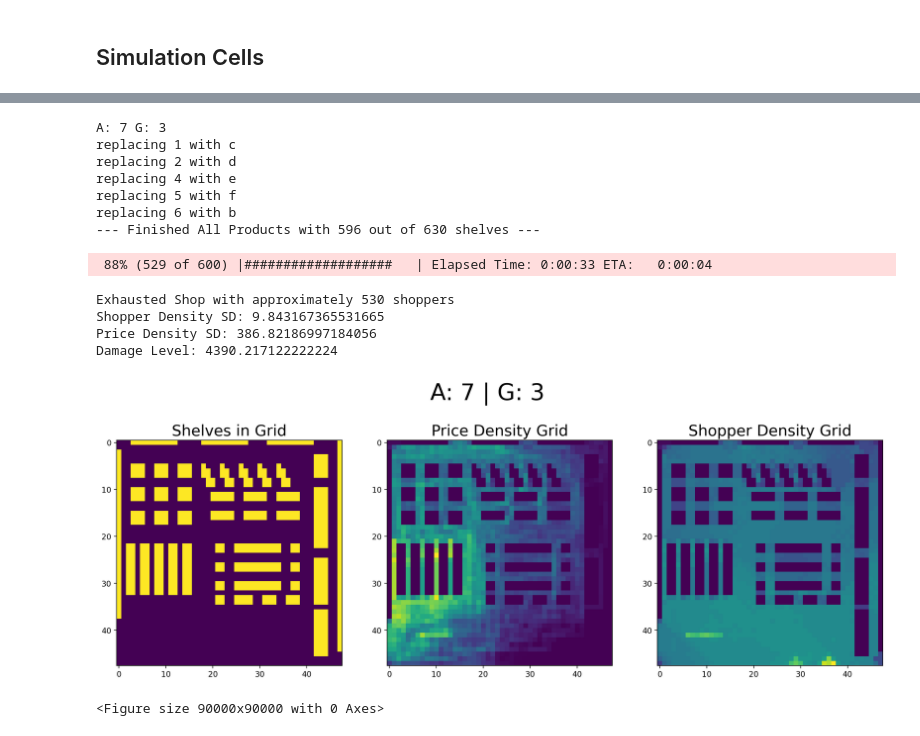
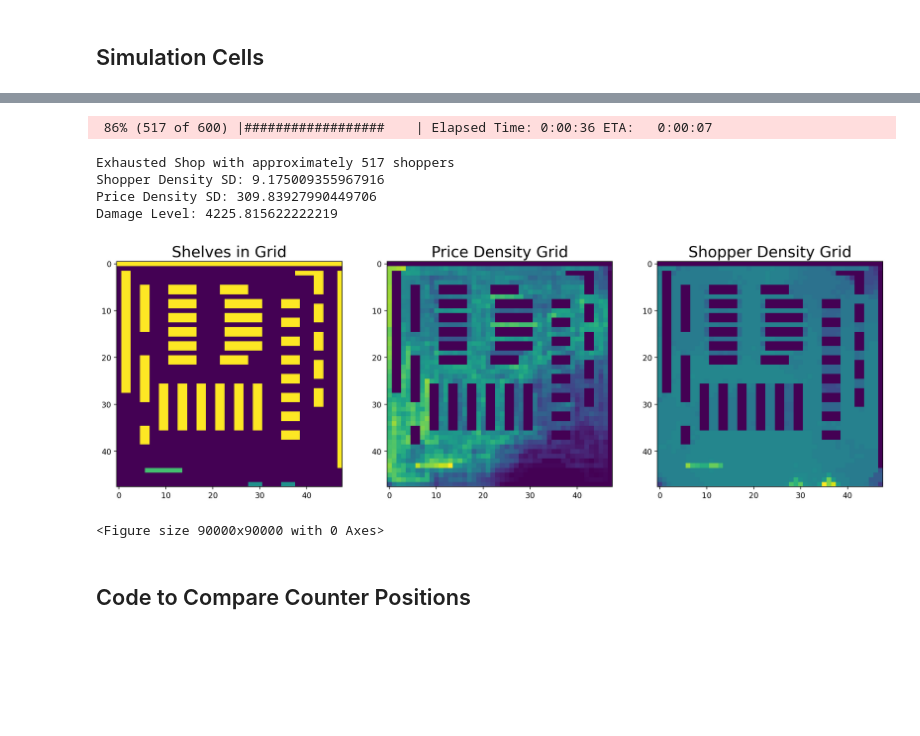
Before and after one commit to BrandonTang89/FlashShopping, a Jupyter notebook: IMMC Layout Evaluation Code.ipynb, the cells around one changed output, grey strips where cells are left out. Saved outputs shown, nothing was run; the diff lists cells and outputs as text; code cells hidden in the pictures; blank space fills up the shorter version.

```diff
--- a/IMMC Layout Evaluation Code.ipynb
+++ b/IMMC Layout Evaluation Code.ipynb
@@ -16,6 +16,8 @@ from pprint import pprint
 median_income = 9733/365
 loss_aversion_coefficient = 2
 max_shelf_capacity = 150
+units_per_object = 3
+max_pdt_per_shelf = 1
 crowd_avoidance = 0.5
 
 pdt_csv_data = pd.read_csv("StoreData_IMMC_CSV.csv")
@@ -139,7 +141,7 @@ for index, row in pdt_csv_data.iterrows():
     unit_size = row["index_size"]
     while True:
 
-        cur_qty = min(min(int(max_shelf_capacity/unit_size), total_qty), 3)
+        cur_qty = min(min(int(max_shelf_capacity/unit_size), total_qty), units_per_object)
         print("index", index, "department", row["department"], "qty", cur_qty, "net_size", cur_qty*unit_size)
         total_qty -= cur_qty
 
@@ -635,7 +655,7 @@ def generate_layout(a,g):
 def split_row(word):
     return [char for char in word]
 
-def evaluate_layout(test_layout):
+def evaluate_layout(test_layout, counters = [(40, 6),(40, 7),(40, 8),(40, 9),(40, 10), (40, 11), (40,12), (40,13)]):
     # Parse Layout
     test_layout = test_layout.replace('\n\n', '\n')
     test_layout = test_layout.strip("\n")
@@ -677,8 +697,6 @@ def evaluate_layout(test_layout):
 
 
     # Put The Objects in Shelves
-    max_pdt_per_shelf = 3
-
     pdt_index = 0
     pdt_list.sort(key=lambda x: x.department)
 
@@ -691,7 +709,7 @@ def evaluate_layout(test_layout):
             next_pdt = copy.deepcopy(pdt_list[pdt_index])
             if next_pdt.department == "Appliances" and cur_shelf.department != "Appliances":
                 print("Insufficient Appliance Space")
-                return 99999
+                return 9999999
             # print("Products Department", next_pdt.department)
             if cur_shelf.add_pdt(next_pdt) != -1:
                 # print("Added pdt id", next_pdt.index)
@@ -703,16 +721,18 @@ def evaluate_layout(test_layout):
         # print("Products in shelf" , shelf_index, ":", cur_shelf.pdt_set)
 
         if pdt_index == len(pdt_list):
+            if next_pdt.department != "Video Gaming":
+                print("ERROR INSUFFICIENT SHELVES")
+                return 9999999
             print("--- Finished All Products with", shelf_index, "out of", max_shelf_index, "shelves --- ")
             break
 
     # Set up Object
     ## Test Layout with Model
-    counters = [(40, 6),(40, 7),(40, 8),(40, 9),(40, 10), (40, 11), (40,12), (40,13)]
-    # counters = [(24, 24),(24, 25),(24, 26),(24, 23),(24, 22)]
+    # counters = [(40, 6),(40, 7),(40, 8),(40, 9),(40, 10), (40, 11), (40,12), (40,13)]
     entrances = [[47,30],[47,29],[47,28]]
-    exit = [[48,35],[48,36],[48,37]]
-    test_layout_object = layout(test_layout , counters, entrances, exit, shelf_list, pdt_list)
+    exits = [[48,35],[48,36],[48,37]]
+    test_layout_object = layout(test_layout , counters, entrances, exits, shelf_list, pdt_list)
     # print("Number of products in layout:", len(test_layout_object.pdt_list))
 
 
@@ -737,5 +757,12 @@ def evaluate_layout(test_layout):
     net_loss = test_layout_object.total_loss()
     print("Damage Level:", net_loss)
 
-    return (net_loss, price_density_grid, shopper_density_grid, copy.deepcopy(test_layout_object.a_star_grid))
+    shelf_grid = copy.deepcopy(test_layout_object.a_star_grid)
+    for counter in counters:
+        shelf_grid[counter[0]][counter[1]] = 0.7
+    for entrance in entrances:
+        shelf_grid[entrance[0]][entrance[1]] = 0.5
+    for exit in exits:
+        shelf_grid[exit[0]-1][exit[1]] = 0.5
+    return (net_loss, price_density_grid, shopper_density_grid, shelf_grid)
 # %% [raw]
@@ -756,10 +848,12 @@ print("Best a,g", min_a_g)
 # %%
 a=7
-g=3
-net_loss, price_density_grid, shopper_density_grid, shelf_grid =  evaluate_layout(generate_layout(a,g))
+f=1
+counters = [(44, 6),(44, 7),(44, 8),(44, 9),(44, 10), (44, 11), (44,12), (44,13)]
+net_loss, price_density_grid, shopper_density_grid, shelf_grid =  evaluate_layout(our_layout,counters=counters)
+
 
 fig=plt.figure(figsize=(18, 6.5), dpi= 200, facecolor='w', edgecolor='k')
-plt.suptitle("A: "+ str(a) + " | G: "+ str(g), fontsize=30)
+# plt.suptitle("A: "+ str(a) + " | F: "+ str(f), fontsize=30)
 plt.subplot(1, 3, 1)
 plt.title("Shelves in Grid",fontsize=20)
 plt.imshow(shelf_grid)
@@ -778,14 +872,9 @@ plt.show()
-A: 7 G: 3
-replacing 1 with c
-replacing 2 with d
-replacing 4 with e
-replacing 5 with f
-replacing 6 with b
---- Finished All Products with 596 out of 630 shelves ---
+ 86% (517 of 600) |##################    | Elapsed Time: 0:00:36 ETA:   0:00:07
- 88% (529 of 600) |###################   | Elapsed Time: 0:00:33 ETA:   0:00:04
+Exhausted Shop with approximately 517 shoppers
+Shopper Density SD: 9.175009355967916
+Price Density SD: 309.83927990449706
+Damage Level: 4225.815622222219
+[figure, new version]
-Exhausted Shop with approximately 530 shoppers
-Shopper Density SD: 9.843167365531665
-Price Density SD: 386.82186997184056
-Damage Level: 4390.217122222224
+<Figure size 90000x90000 with 0 Axes>
-[figure, old version]
-<Figure size 90000x90000 with 0 Axes>
+# %% [markdown]
+## Code to Compare Counter Positions
```
Also changed, not shown: parts of 6 cells of this notebook, 1 other file.
